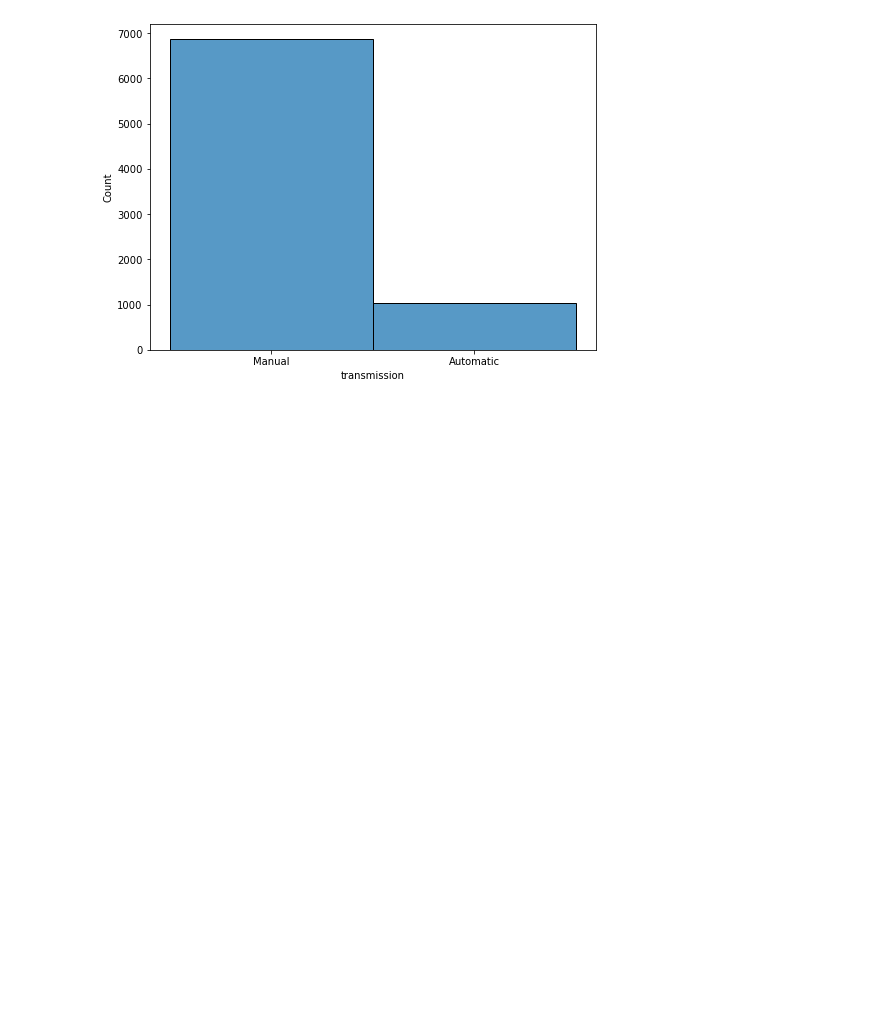
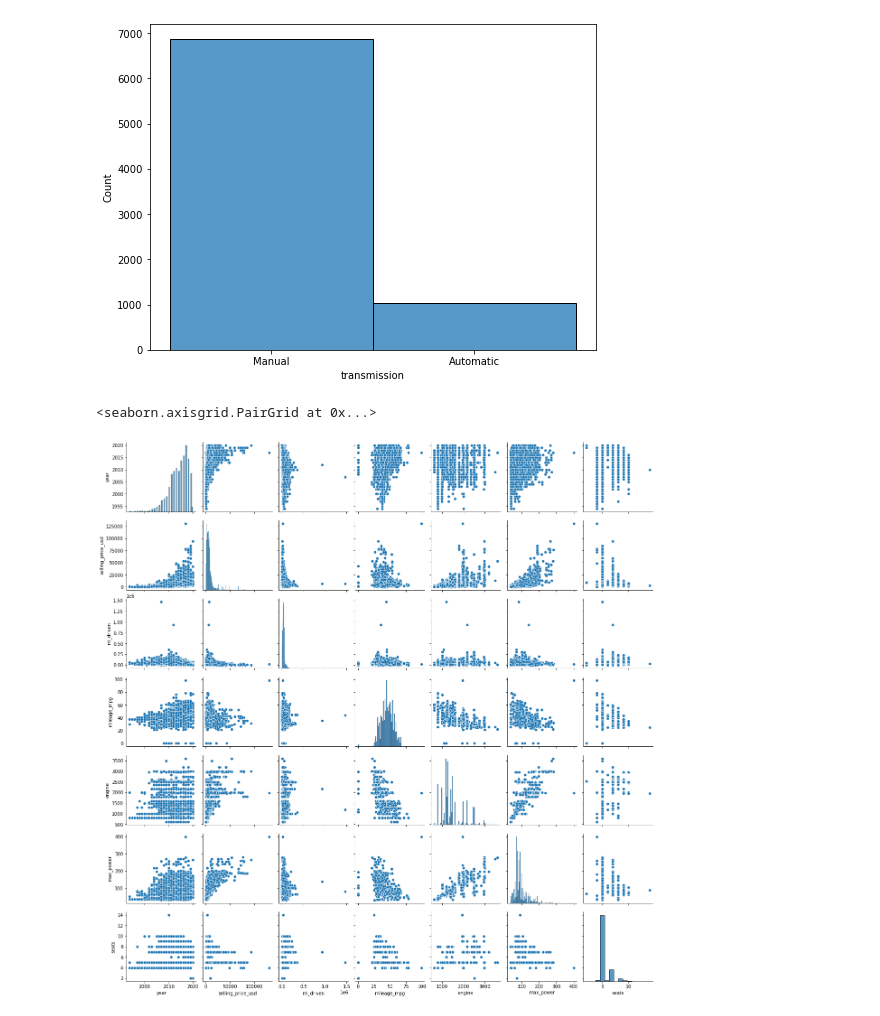
Before and after one commit to rylewww/Vehicle-Regression-Analysis, a Jupyter notebook: Car-Price-Cleaning-EDA.ipynb, the cells around one changed output. Saved outputs shown, nothing was run; the diff lists cells and outputs as text; code cells hidden in the pictures; blank space fills up the shorter version.

```diff
--- a/Car-Price-Cleaning-EDA.ipynb
+++ b/Car-Price-Cleaning-EDA.ipynb
@@ -181,3 +183,8 @@ sns.histplot(df.transmission)
 # %% [output]
 <AxesSubplot:xlabel='transmission', ylabel='Count'>
 [figure]
+# %%
+sns.pairplot(df)
+# %% [output]
+<seaborn.axisgrid.PairGrid at 0x...>
+[figure, added]
```
Also changed, not shown: parts of 2 cells of this notebook.
